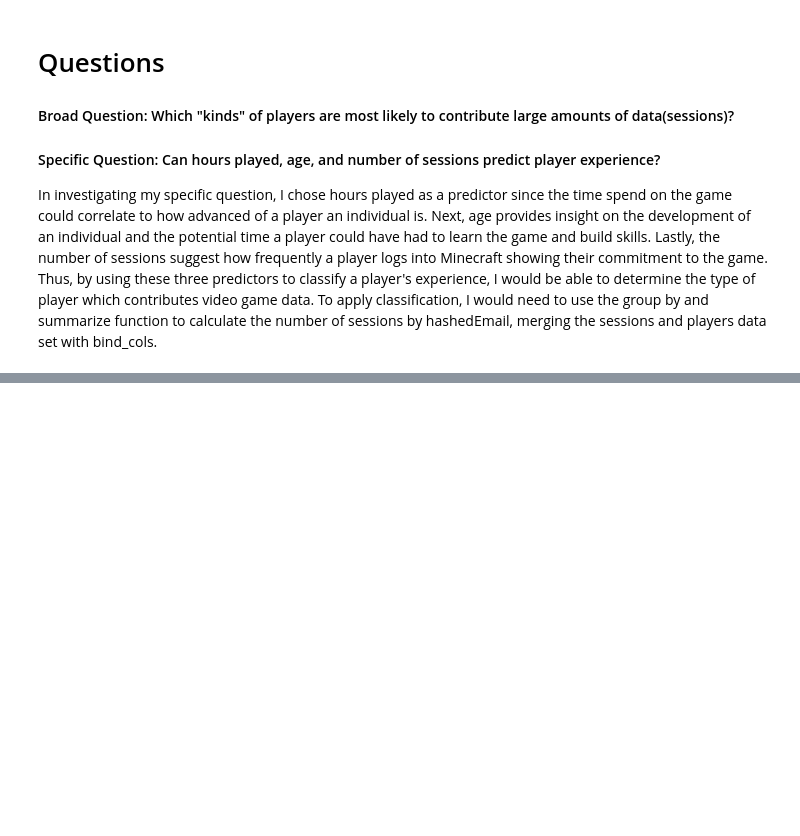
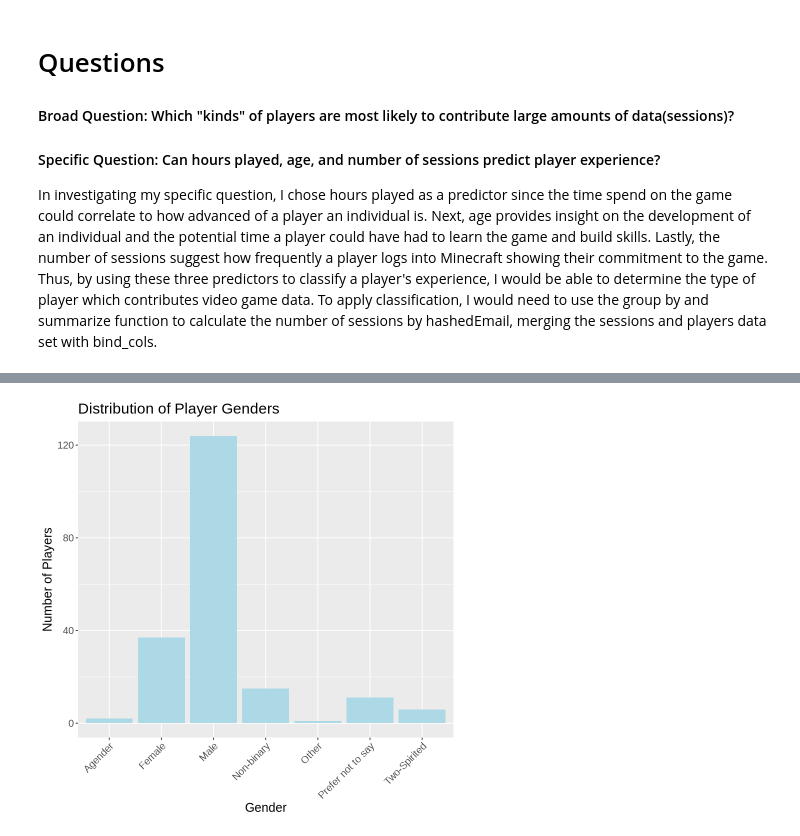
Before and after one commit to kirstenkam/dsci_project, a Jupyter notebook: individual_project_planning.ipynb, the cells around one changed output, grey strips where cells are left out. Cells and saved outputs as stored; diff of their text form; code cells hidden in the pictures; blank space fills up the shorter version.

```diff
--- a/individual_project_planning.ipynb
+++ b/individual_project_planning.ipynb
@@ -460,0 +554,10 @@ In investigating my specific question, I chose hours played as a predictor since
+# %%
+# Create a bar graph comparing the distribution of genders using the players_gender table from earlier.
+gender_plot <- ggplot(players_gender, aes(x = gender, y = n)) +
+    geom_bar(stat = "identity", fill = "lightblue") +
+    labs(x = "Gender", y = "Number of Players", title = "Distribution of Player Genders") +
+    theme(text = element_text(size = 15)) +
+    theme(axis.text.x = element_text(angle = 45, hjust = 1))
+gender_plot
+# %% [output]
+[figure, added]
```
Also changed, not shown: parts of 9 cells of this notebook.
